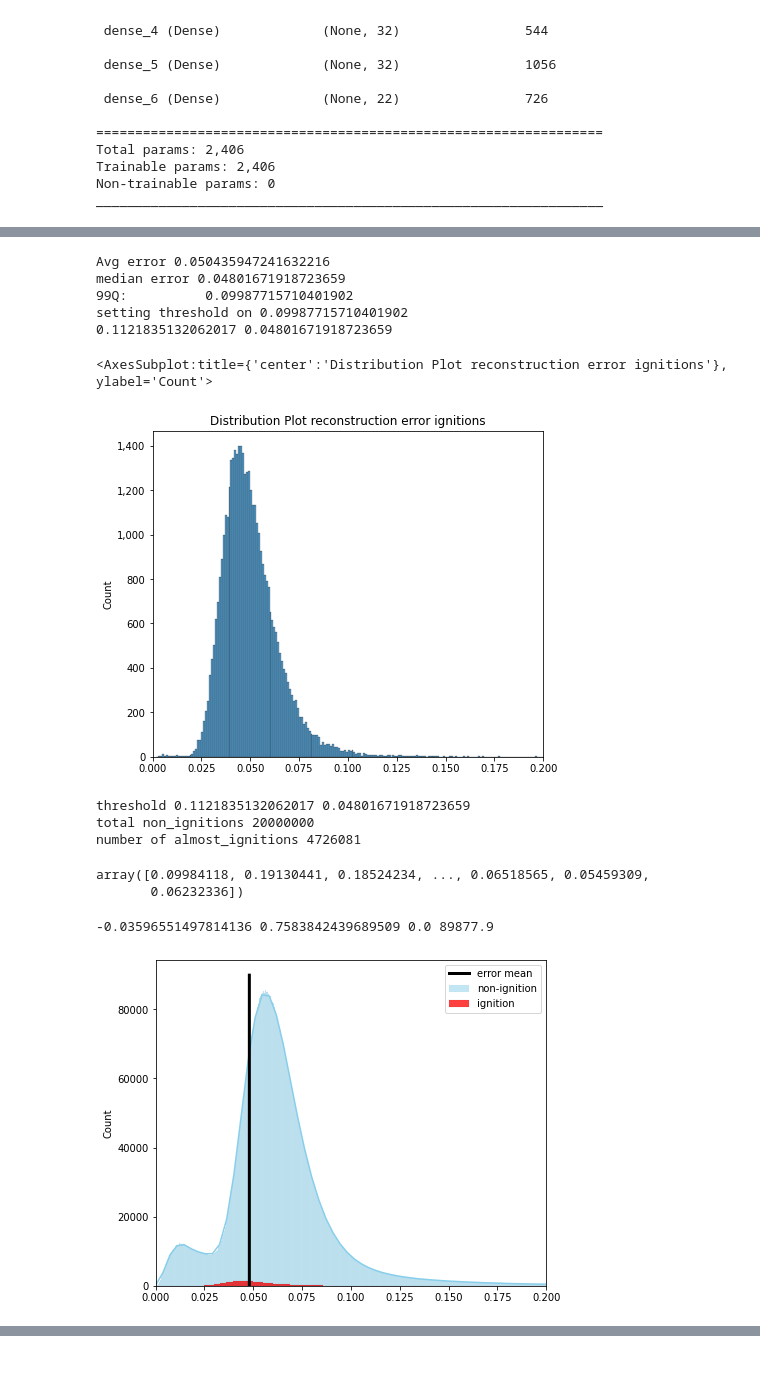
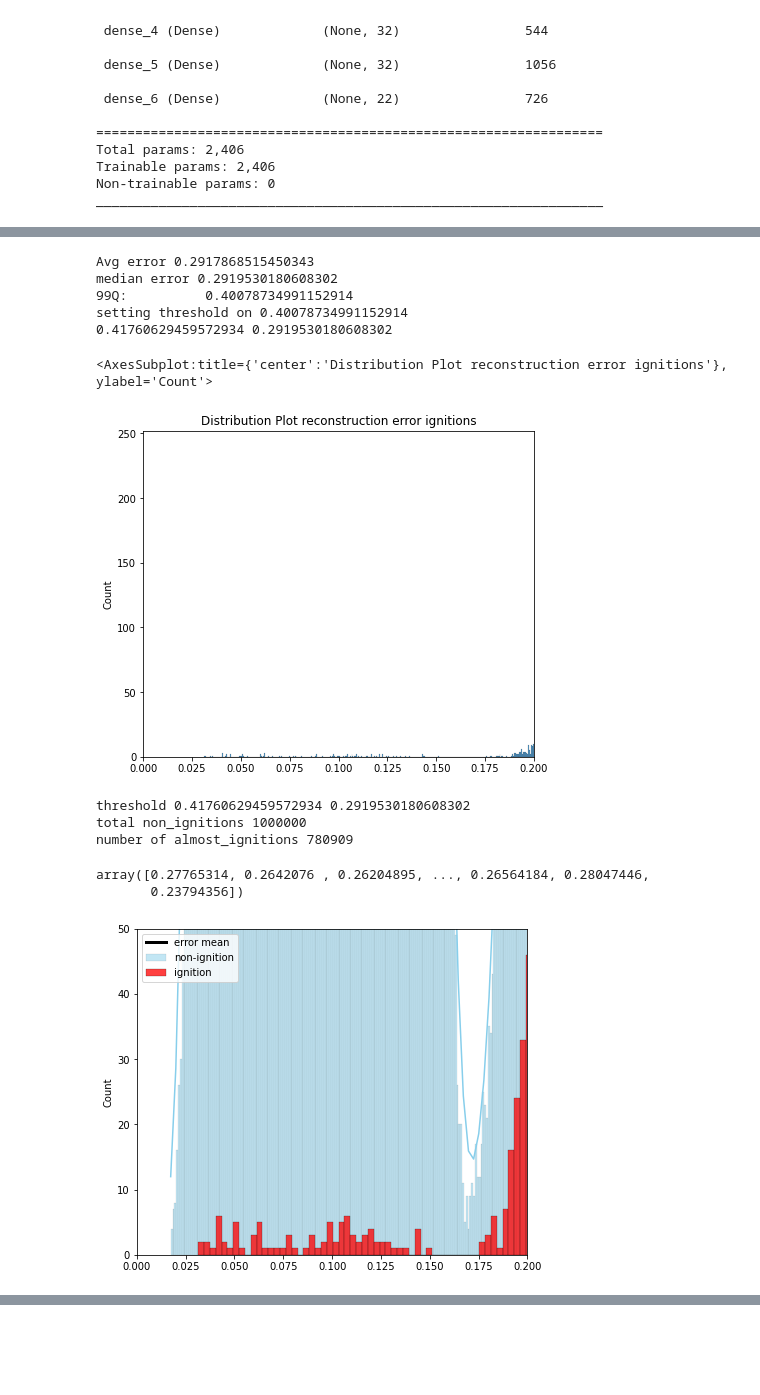
Before and after one commit to castorgit/Forest_fires, a Jupyter notebook: 01_Autoencoder_training_ignition_events.ipynb, the cells around one changed output, grey strips where cells are left out. Saved outputs shown, nothing was run; the diff lists cells and outputs as text; code cells hidden in the pictures.

```diff
--- a/01_Autoencoder_training_ignition_events.ipynb
+++ b/01_Autoencoder_training_ignition_events.ipynb
@@ -46,7 +46,7 @@ import matplotlib.pyplot as plt
 path_ignition = './Data/ignition_rows.csv'
 path_non_ignition = './Data/non_ignition_rows.csv'
 ignition_df = pd.read_csv(path_ignition)
-non_ignition_df = pd.read_csv(path_non_ignition, nrows=20000000)
+non_ignition_df = pd.read_csv(path_non_ignition, nrows=1000000)
 ignition_df.columns
 # %% [output]
 Index(['date', 'lon', 'lat', 'u10', 'v10', 'd2m', 't2m', 'e', 'cvh', 'cvl',
@@ -224,7 +224,7 @@ opt = Adam()
 vae_model.compile(optimizer=opt, loss=vae_loss)
 vae_model.summary()
 
-trained = False     # First time train / Next times use saved model to speed up analysis
+trained = True     # First time train / Next times use saved model to speed up analysis
 if trained:
     vae_model = load_model('./Data/vae_model.hf5', custom_objects={'vae_loss': vae_loss})
 
@@ -277,20 +272,20 @@ error_thresh = np.quantile(mae_vector_train, 0.995)
 error_median = np.quantile(mae_vector_train, 0.5)
 print(error_thresh, error_median)
 # %% [output]
-Avg error 0.050435947241632216
-median error 0.04801671918723659
-99Q:          0.09987715710401902
-setting threshold on 0.09987715710401902
-0.1121835132062017 0.04801671918723659
+Avg error 0.2917868515450343
+median error 0.2919530180608302
+99Q:          0.40078734991152914
+setting threshold on 0.40078734991152914
+0.41760629459572934 0.2919530180608302
 # %%
 fig, ax = plt.subplots(figsize=(7,6))
 ax.set_title('Distribution Plot reconstruction error ignitions')
 ax.yaxis.set_major_formatter(StrMethodFormatter('{x:,.0f}'))
 plt.xlim(0,0.2)
-sns.histplot(data=mae_vector_train)
+sns.histplot(data=mae_vector_train, bins = 1000)
 # %% [output]
 <AxesSubplot:title={'center':'Distribution Plot reconstruction error ignitions'}, ylabel='Count'>
-[figure, old version]
+[figure, new version]
 # %%
 X_pred_test = vae_model.predict(X_test)
 print('threshold', error_thresh,error_median)
@@ -306,30 +301,30 @@ print('number of almost_ignitions', np.count_nonzero(anomalies==0))
 #print('total y_test',len(y_test))
 #print(np.count_nonzero(y_test))
 # %% [output]
-threshold 0.1121835132062017 0.04801671918723659
-total non_ignitions 20000000
-number of almost_ignitions 4726081
+threshold 0.41760629459572934 0.2919530180608302
+total non_ignitions 1000000
+number of almost_ignitions 780909
 # %%
 mae_vector
 # %% [output]
-array([0.09984118, 0.19130441, 0.18524234, ..., 0.06518565, 0.05459309,
-       0.06232336])
+array([0.27765314, 0.2642076 , 0.26204895, ..., 0.26564184, 0.28047446,
+       0.23794356])
 # %%
 fig,ax1  = plt.subplots(figsize=(7,6))
 sns.histplot(data=mae_vector, ax=ax1, color='skyblue', label='non-ignition', kde=True)
 sns.histplot(data=mae_vector_train, ax=ax1, color='red', label='ignition')
 xmin, xmax, ymin, ymax = plt.axis()
 liney = np.arange(ymin, ymax, 0.01)
 linex = np.ones(len(liney)) * error_median
 sns.lineplot(x = linex, y= liney, color='black', ax=ax1, linewidth=3, estimator = None, label='error mean')
 ax.set_title('Comparison reconstruction error ignition / non-ignition')
 ax.yaxis.set_major_formatter(StrMethodFormatter('{x:,.0f}'))
 plt.xlim(0,0.2)
+plt.ylim(0,50)
 plt.legend()
 plt.show()
 # %% [output]
--0.03596551497814136 0.7583842439689509 0.0 89877.9
-[figure, old version]
+[figure, new version]
 # %%
 #===== program ends here. now create a new label and label non-ignition dataset with new class ===== #
 # %%
```
Also changed, not shown: parts of 7 cells of this notebook, 3 other files.
